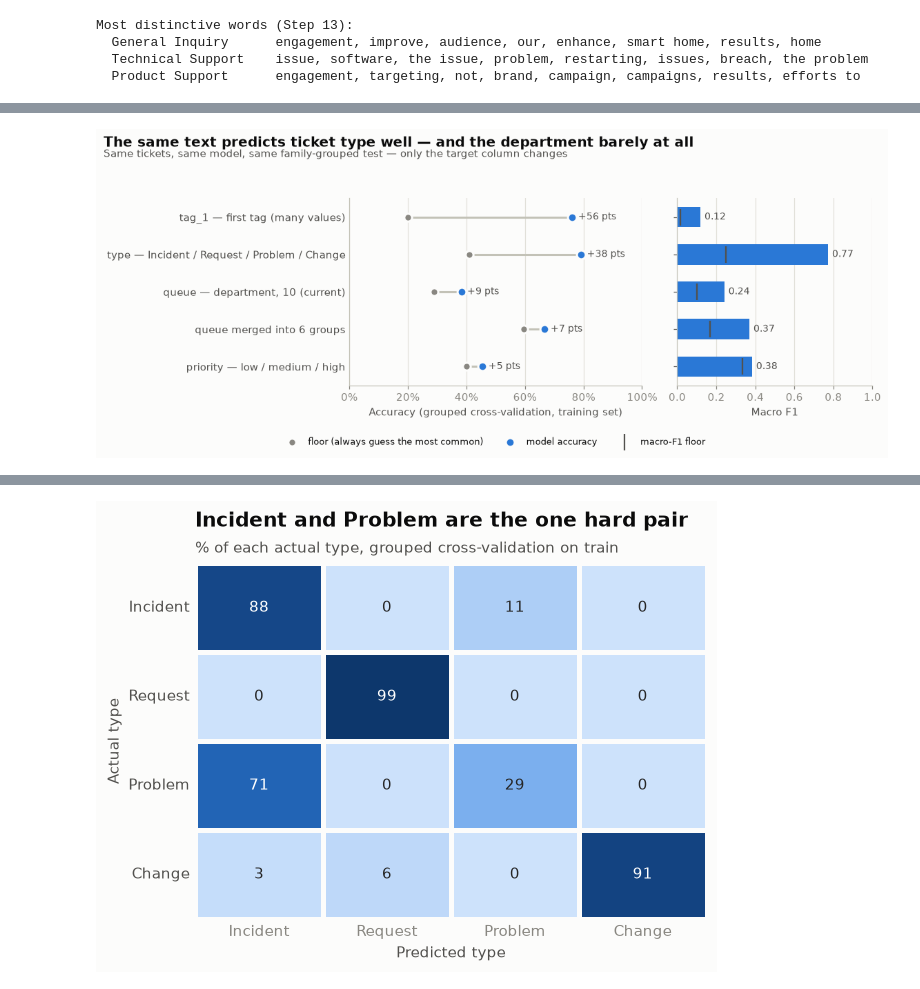
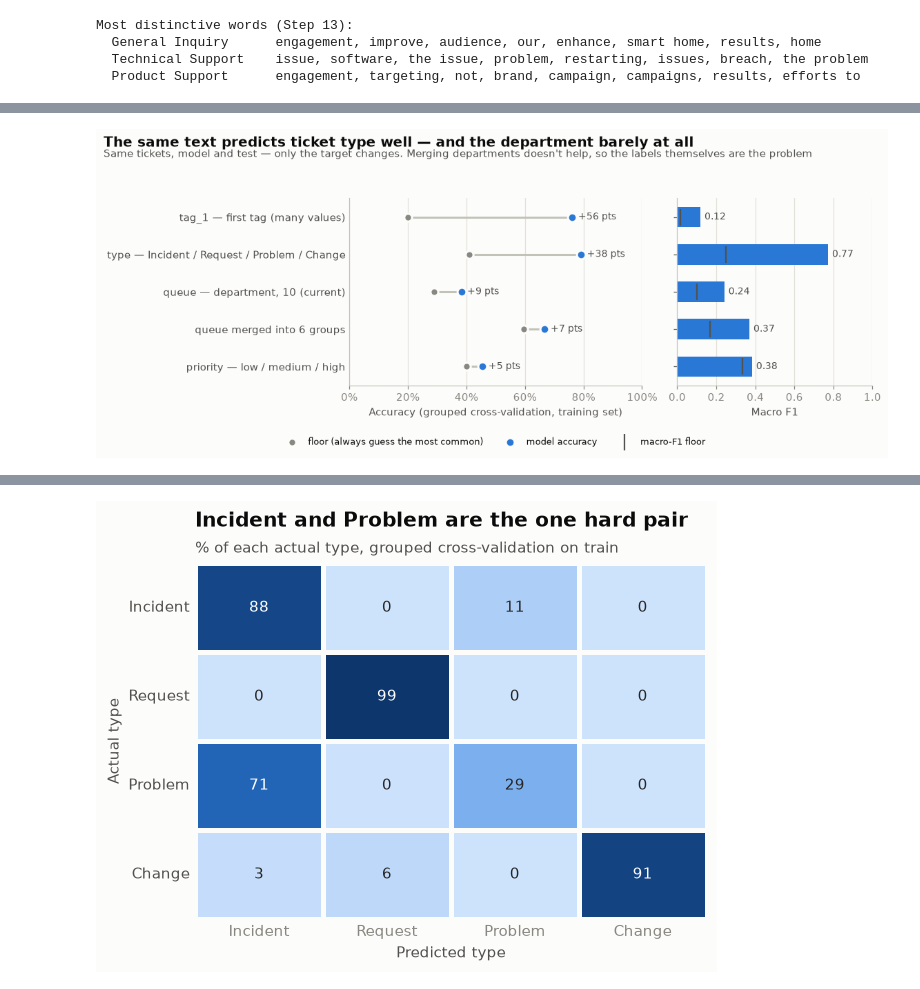
Before and after one commit to karthikiyer365/Live, a Jupyter notebook: topic-classification/department_classifier_pipeline.ipynb, the cells around one changed output, grey strips where cells are left out. Cells and saved outputs as stored; diff of their text form; code cells hidden in the pictures.

```diff
--- a/topic-classification/department_classifier_pipeline.ipynb
+++ b/topic-classification/department_classifier_pipeline.ipynb
@@ -669,10 +490,0 @@ The check runs even if it finds nothing: "we looked, and there were none" is a r
-# %%
-# Step 7 — find and drop exact duplicate texts; check whether any carry different labels
-is_repeated = df["text"].duplicated(keep=False)
-conflicting = df[is_repeated].groupby("text")[LABEL].nunique().gt(1).sum()
-
-print(f"Extra copies of an identical text:       {df['text'].duplicated().sum():,}")
-print(f"Identical texts with different labels:   {conflicting:,}")
-if is_repeated.any():
-    display(df.loc[is_repeated, ["text", LABEL]].sort_values("text").head(6))
-df = df.drop_duplicates("text").copy()
@@ -965,11 +677,0 @@ data changed.
-# %%
-# Step 11 — merge departments below MIN_CLASS_SIZE into 'Other' (none expected), show final distribution
-MIN_CLASS_SIZE = 30
-dept_counts = df[LABEL].value_counts()
-rare = dept_counts[dept_counts < MIN_CLASS_SIZE]
-print(f"Departments below {MIN_CLASS_SIZE} tickets: {list(rare.index) or 'none'}")
-df[LABEL] = df[LABEL].where(~df[LABEL].isin(rare.index), "Other")
-
-dept_counts = df[LABEL].value_counts()
-print(f"{len(dept_counts)} departments | imbalance ratio {dept_counts.max() / dept_counts.min():.1f}×\n")
-dept_counts.to_frame("tickets").assign(share=lambda t: (t["tickets"] / t["tickets"].sum()).round(3))
@@ -1414,20 +997,3 @@ Most distinctive words (Step 13):
   General Inquiry      engagement, improve, audience, our, enhance, smart home, results, home
   Technical Support    issue, software, the issue, problem, restarting, issues, breach, the problem
   Product Support      engagement, targeting, not, brand, campaign, campaigns, results, efforts to
-# %%
-# Step 16 (confirm) — train the selected model on all of train, score once on validation
-confirmed = BEST_BASELINE or models_only["accuracy"].idxmax()
-val_rows = {}
-for name in ["Dummy — always biggest", "Dummy — random by size", confirmed]:
-    model = clone(candidates[name]).fit(X_train, y_train)
-    metrics, recalls = evaluate(y_val, model.predict(X_val))
-    val_rows[name] = {**metrics, "General Inquiry found": f"{int(round(recalls[list(departments).index('General Inquiry')] * (y_val == 'General Inquiry').sum()))} "
-                                                           f"of {(y_val == 'General Inquiry').sum()}"}
-    if name == confirmed:
-        selected_model = model
-
-confirmation = pd.DataFrame({"cross-validation (train)": cv_results.loc[confirmed, ["accuracy", "macro F1", "weighted F1", "lowest department recall"]],
-                             "validation": pd.Series(val_rows[confirmed])[["accuracy", "macro F1", "weighted F1", "lowest department recall"]]})
-print(f"{confirmed}: does the validation set agree with cross-validation?")
-display(confirmation.astype(float).round(3))
-pd.DataFrame(val_rows).T.drop(columns=["weakest department"]).round(3)
@@ -1619,32 +1143,32 @@ y = np.arange(len(order))
 
 ax1.hlines(y, target_check.loc[order, "accuracy floor"], target_check.loc[order, "accuracy"], color=AXIS, linewidth=2)
 ax1.scatter(target_check.loc[order, "accuracy floor"], y, s=55, color=MUTED, edgecolor=SURFACE, linewidth=2, zorder=3, label="floor (always guess the most common)")
 ax1.scatter(target_check.loc[order, "accuracy"], y, s=70, color=CAT[0], edgecolor=SURFACE, linewidth=2, zorder=3, label="model accuracy")
 for yi, name in zip(y, order):
     ax1.text(target_check.loc[name, "accuracy"] + 0.02, yi, f"+{target_check.loc[name, 'gain over floor (pts)']:.0f} pts",
              va="center", fontsize=9, color=INK_2)
 ax1.set_xlim(0, 1)
 ax1.xaxis.set_major_formatter(mpl.ticker.PercentFormatter(1.0))
 ax1.set_yticks(y, order)
 ax1.tick_params(axis="y", length=0)
 ax1.grid(axis="y", visible=False)
 ax1.set_xlabel("Accuracy (grouped cross-validation, training set)")
 
 ax2.barh(y, target_check.loc[order, "macro F1"], height=0.55, color=CAT[0])
 ax2.scatter(target_check.loc[order, "macro-F1 floor"], y, marker="|", s=250, color=INK_2, zorder=3, label="macro-F1 floor")
 for yi, name in zip(y, order):
     ax2.text(target_check.loc[name, "macro F1"] + 0.02, yi, f"{target_check.loc[name, 'macro F1']:.2f}", va="center", fontsize=9, color=INK_2)
 ax2.set_xlim(0, 1)
 ax2.grid(axis="y", visible=False)
 ax2.set_xlabel("Macro F1")
 
 fig.suptitle("The same text predicts ticket type well — and the department barely at all", x=0.01, ha="left",
              fontweight="bold", fontsize=13)
-fig.text(0.01, 0.915, "Same tickets, same model, same family-grouped test — only the target column changes",
+fig.text(0.01, 0.915, "Same tickets, model and test — only the target changes. Merging departments doesn't help, so the labels themselves are the problem",
          fontsize=9.5, color=INK_2)
 handles = [h for a in (ax1, ax2) for h in a.get_legend_handles_labels()[0]]
 fig.legend(handles=handles, loc="lower center", ncol=3, fontsize=8.5, bbox_to_anchor=(0.5, -0.02))
 fig.tight_layout(rect=(0, 0.06, 1, 0.9))
 plt.show()
 # %% [output]
-[figure, old version]
+[figure, new version]
```
Also changed, not shown: parts of 98 cells of this notebook.
